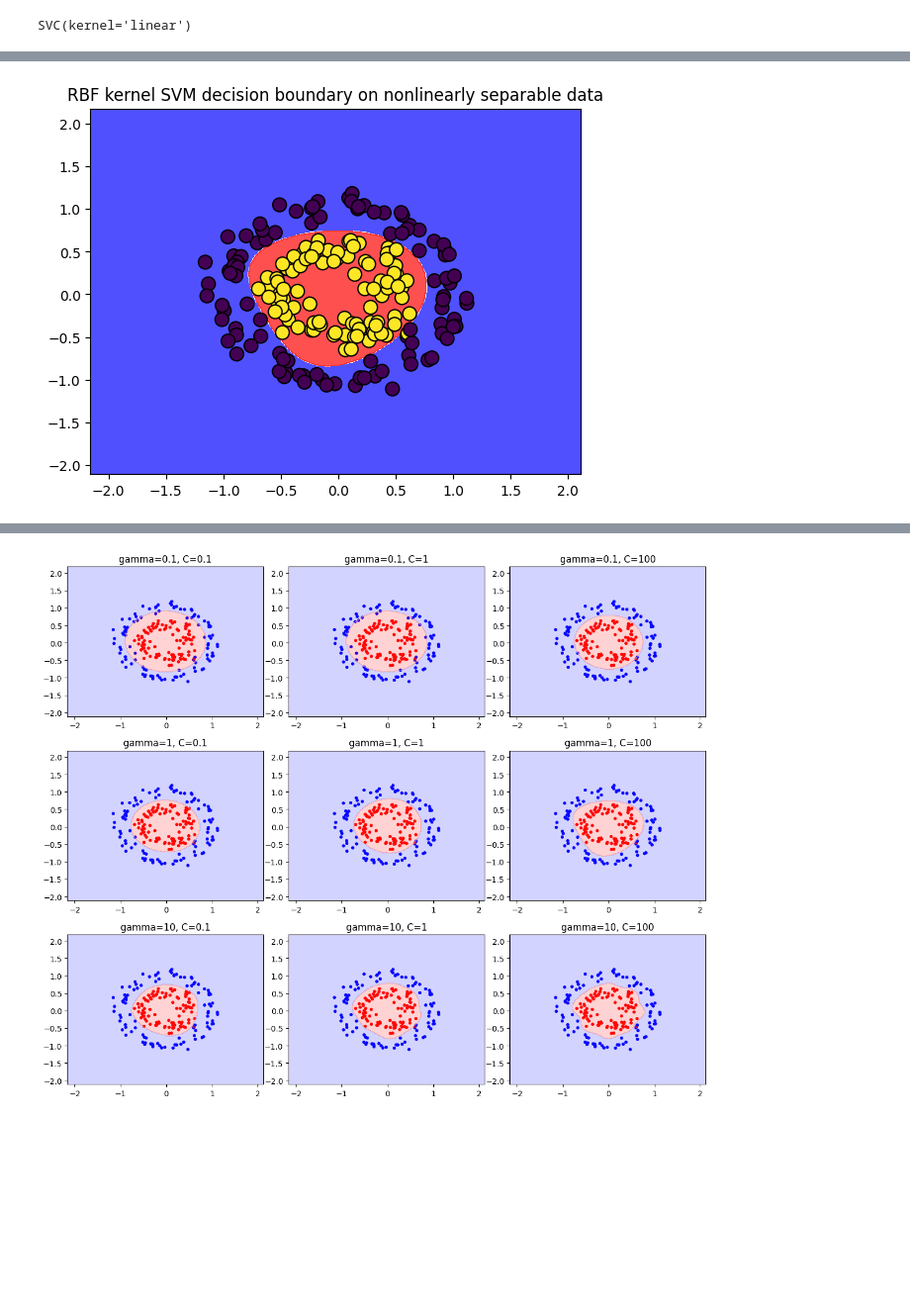
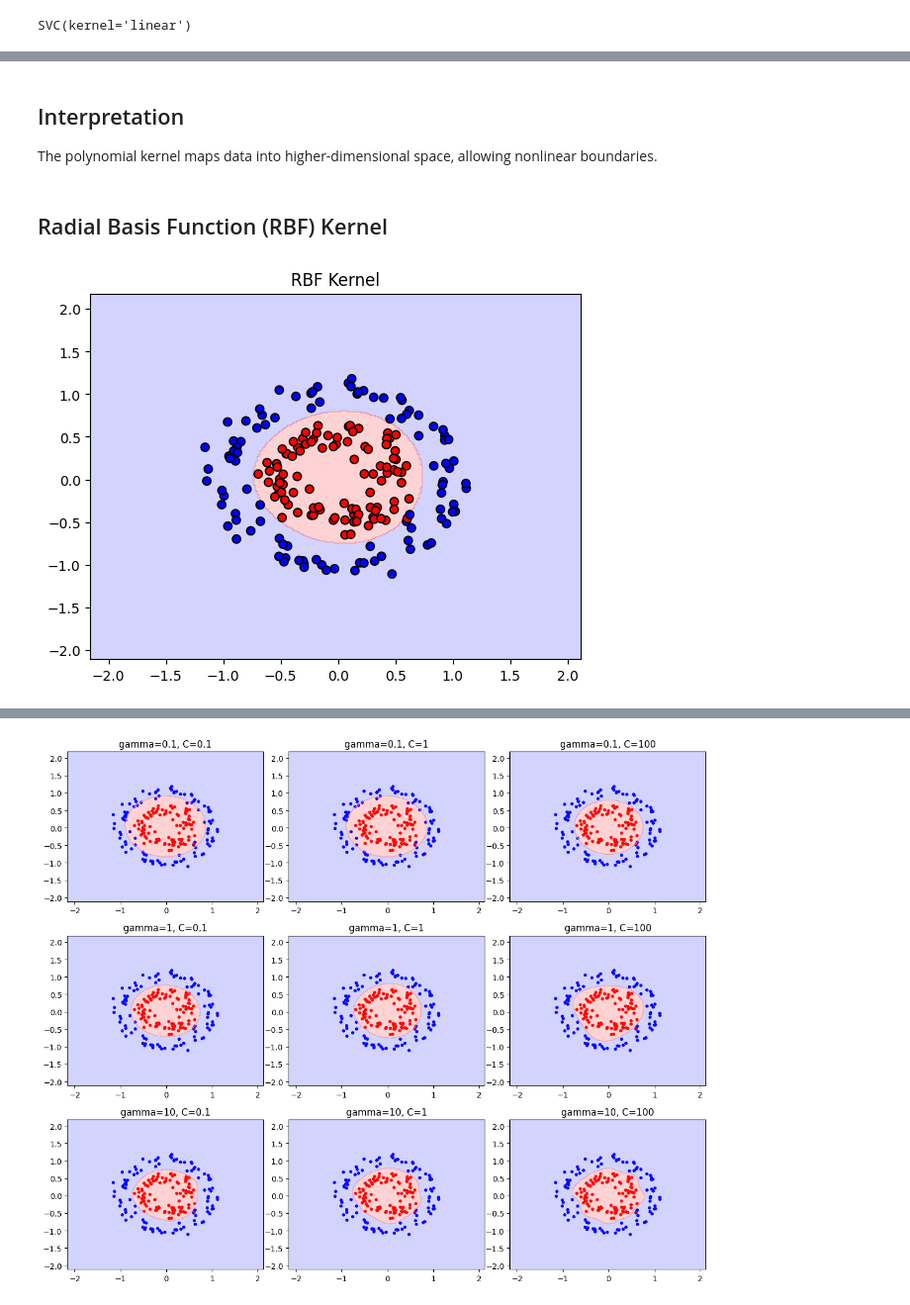
Before and after one commit to architsh007/hands-on-ml-geron, a Jupyter notebook: 05_support_vector_machines/notebooks/02_svm_kernel_trick.ipynb, the cells around one changed output, grey strips where cells are left out. Shown at 99% size. Saved outputs shown, nothing was run; the diff lists cells and outputs as text; code cells hidden in the pictures; blank space fills up the shorter version.

```diff
--- a/05_support_vector_machines/notebooks/02_svm_kernel_trick.ipynb
+++ b/05_support_vector_machines/notebooks/02_svm_kernel_trick.ipynb
@@ -23,17 +63,6 @@ plt.title("Nonlinearly separable dataset")
 plt.show()
 # %% [output]
 [figure]
-# %%
-# Function to plot the decision boundaries through contour plot
-def plot_decision_boundary(model, X, y, title = "plot_decision_boundary"):
-    x_min, x_max = X[:, 0].min() - 1, X[:, 0].max() + 1
-    y_min, y_max = X[:, 1].min() - 1, X[:, 1].max() + 1
-    xx, yy = np.meshgrid(np.arange(x_min, x_max, 0.01), np.arange(y_min, y_max, 0.01))
-    Z = model.predict(np.c_[xx.ravel(), yy.ravel()])
-    Z = Z.reshape(xx.shape)
-    plt.contourf(xx, yy, Z, alpha = 0.8, cmap = "bwr")
-    plt.scatter(X[:, 0], X[:, 1], c = y, edgecolors = "k", marker = "o", s = 100)
-    plt.title(title)
 # %%
 linear_svm = SVC(kernel="linear")
 linear_svm.fit(X, y)
@@ -51,0 +87,8 @@ SVC(C=100, gamma=1)
+# %%
+poly_svm = SVC(kernel="poly", degree=3, C=1.0)
+poly_svm.fit(X, y)
+
+fig, ax = plt.subplots()
+plot_decision_boundary(poly_svm, X, y, ax)
+plt.title("Polynomial Kernel (degree=3)")
+plt.show()
@@ -52,7 +97,17 @@ SVC(C=100, gamma=1)
+# %% [markdown]
+## Interpretation
+
+The polynomial kernel maps data into higher-dimensional space,
+allowing nonlinear boundaries.
+# %% [markdown]
+## Radial Basis Function (RBF) Kernel
 # %%
-plot_decision_boundary(
-    rbf_svm, X, y,
-    title="RBF kernel SVM decision boundary on nonlinearly separable data"
-)
+rbf_svm = SVC(kernel="rbf", gamma=1.0, C=1.0)
+rbf_svm.fit(X, y)
+
+fig, ax = plt.subplots()
+plot_decision_boundary(rbf_svm, X, y, ax)
+plt.title("RBF Kernel")
+plt.show()
 # %% [output]
-[figure, old version]
+[figure, new version]
```
Also changed, not shown: parts of 15 cells of this notebook, 4 other files.
